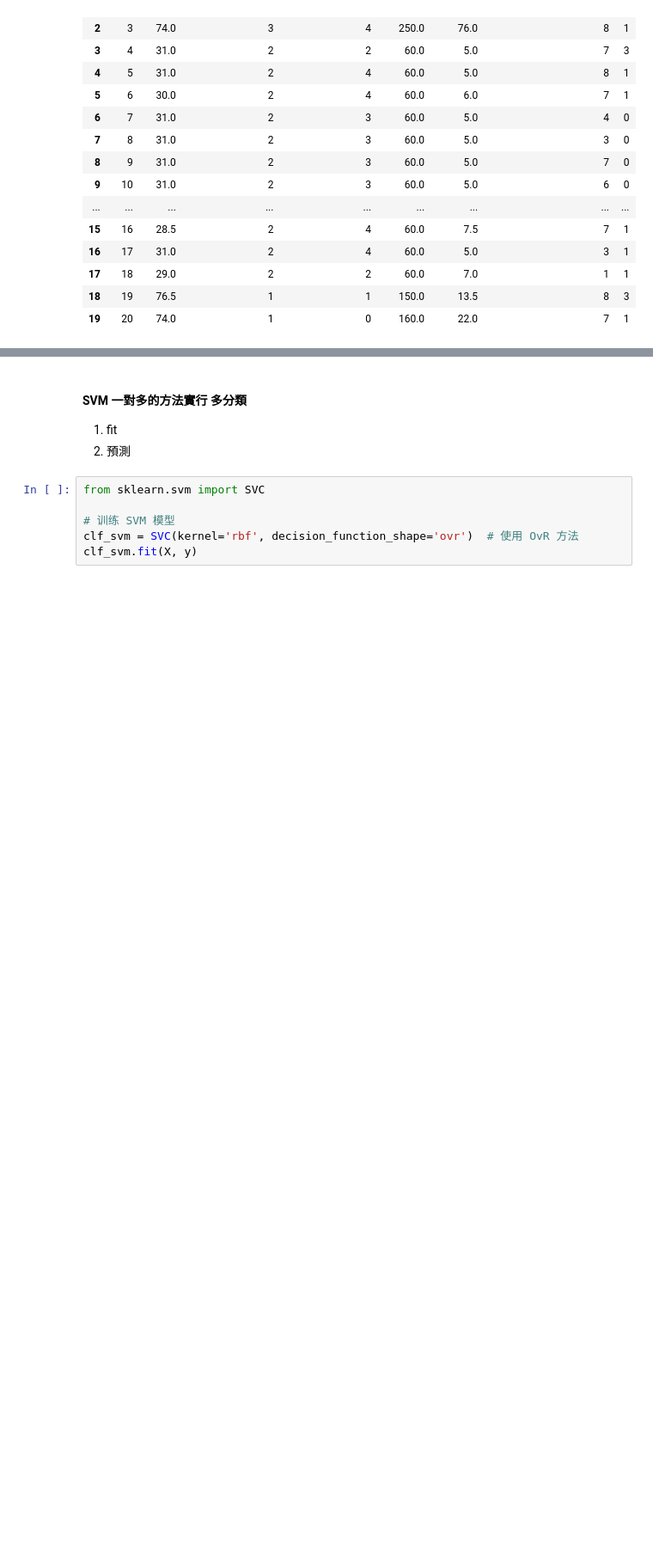
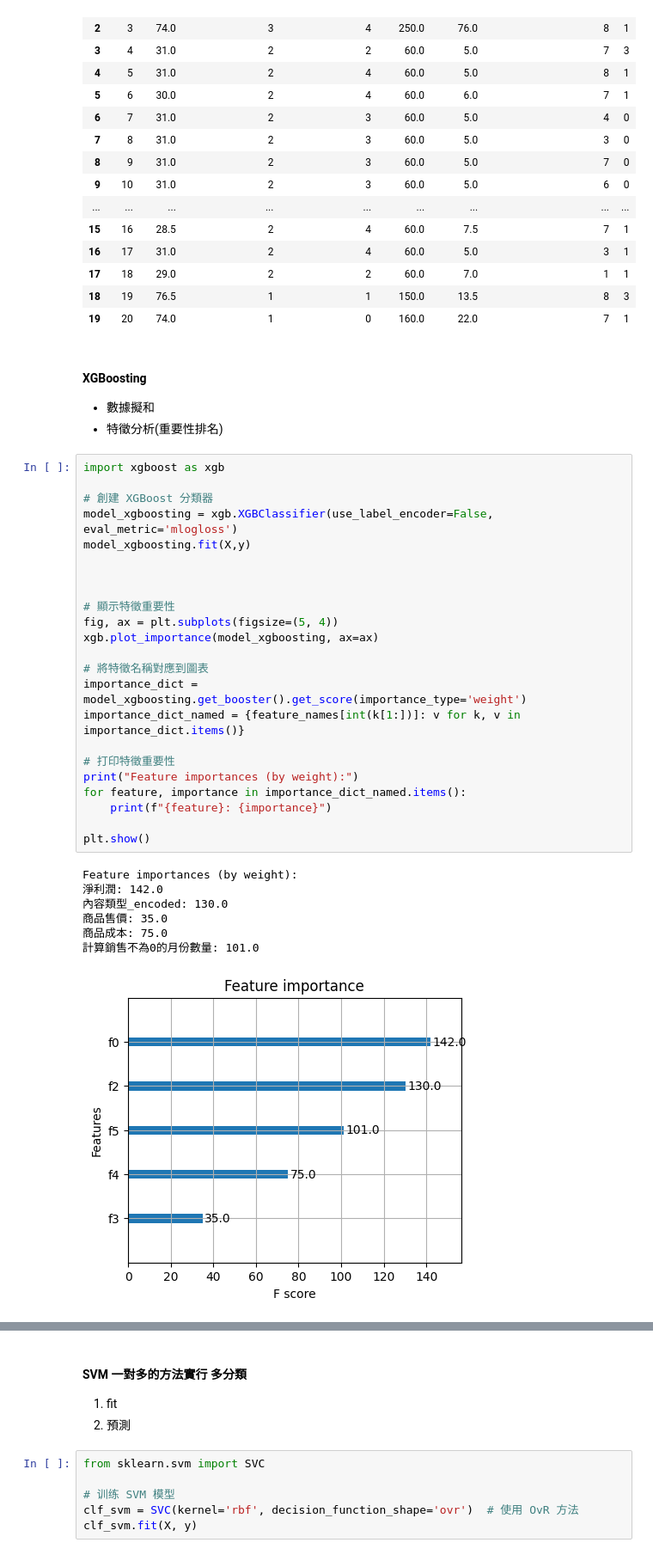
Before and after one commit to junweichen1999/brand_product_sale_analysis, a Jupyter notebook: anal_product.ipynb, the cells around one changed output, grey strips where cells are left out. Shown at 86% size. Cells and saved outputs as stored; diff of their text form; blank space fills up the shorter version.

```diff
--- a/anal_product.ipynb
+++ b/anal_product.ipynb
@@ -754,3 +759,38 @@ model_data.head(20)
 | 17 | 18 | 29.0 | 2 | 2 | 60.0 | 7.0 | 1 | 1 |
 | 18 | 19 | 76.5 | 1 | 1 | 150.0 | 13.5 | 8 | 3 |
 | 19 | 20 | 74.0 | 1 | 0 | 160.0 | 22.0 | 7 | 1 |
+# %% [markdown]
+#### XGBoosting
+- 數據擬和
+- 特徵分析(重要性排名)
+# %%
+import xgboost as xgb
+
+# 創建 XGBoost 分類器
+model_xgboosting = xgb.XGBClassifier(use_label_encoder=False, eval_metric='mlogloss')
+model_xgboosting.fit(X,y)
+
+
+
+# 顯示特徵重要性
+fig, ax = plt.subplots(figsize=(5, 4))
+xgb.plot_importance(model_xgboosting, ax=ax)
+
+# 將特徵名稱對應到圖表
+importance_dict = model_xgboosting.get_booster().get_score(importance_type='weight')
+importance_dict_named = {feature_names[int(k[1:])]: v for k, v in importance_dict.items()}
+
+# 打印特徵重要性
+print("Feature importances (by weight):")
+for feature, importance in importance_dict_named.items():
+    print(f"{feature}: {importance}")
+
+plt.show()
+# %% [output]
+Feature importances (by weight):
+淨利潤: 142.0
+內容類型_encoded: 130.0
+商品售價: 35.0
+商品成本: 75.0
+計算銷售不為0的月份數量: 101.0
+[figure, added]
```
Also changed, not shown: parts of 5 cells of this notebook, 2 other files.
